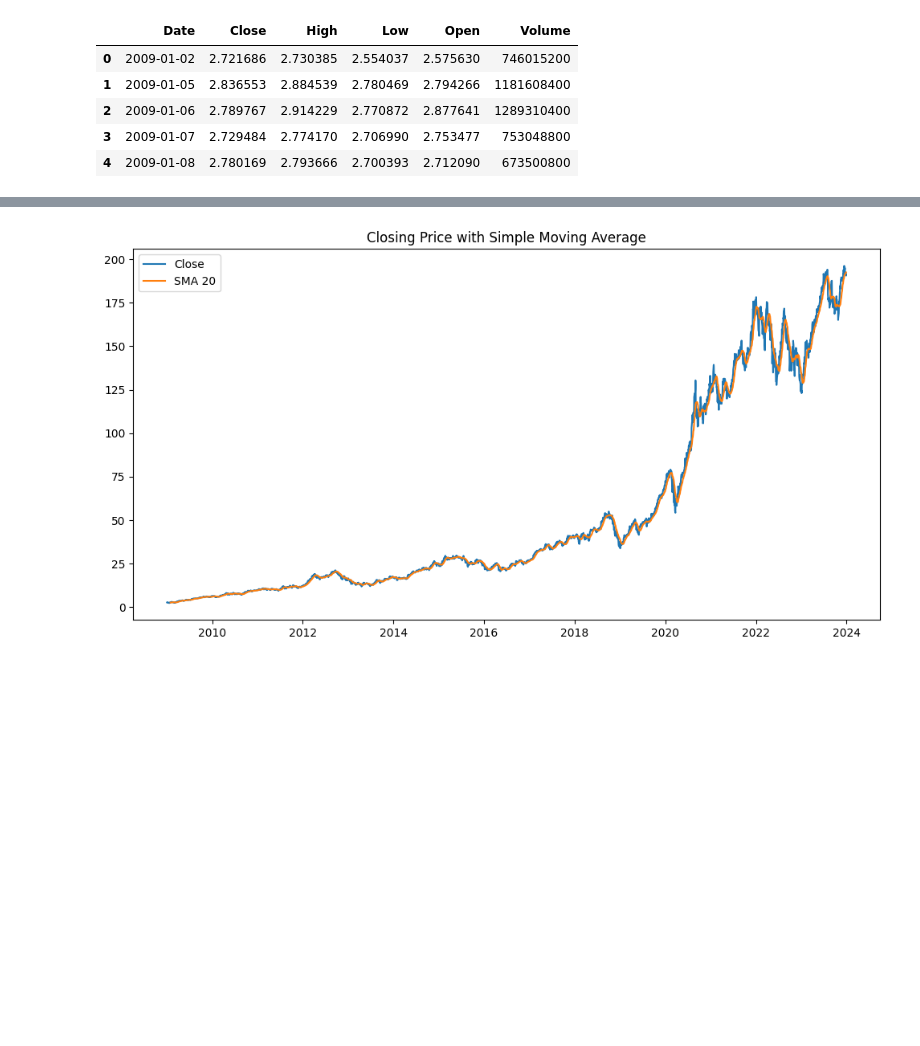
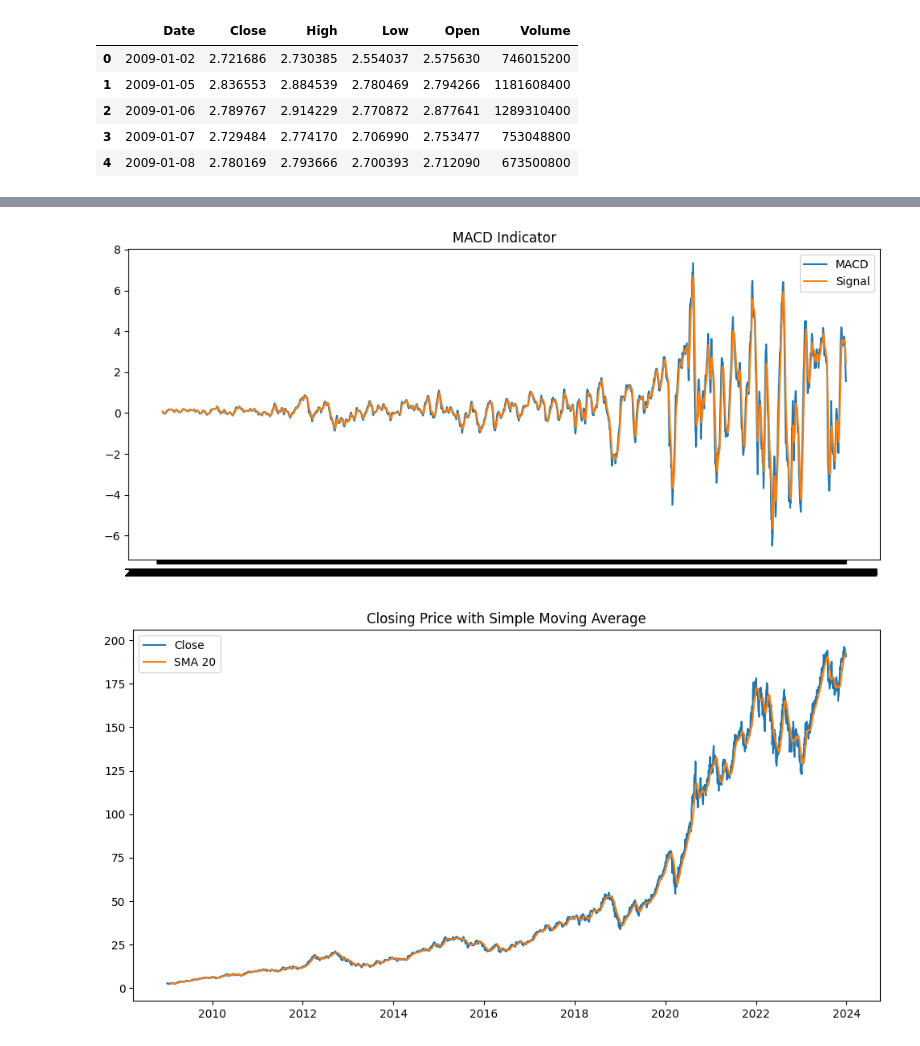
Before and after one commit to lydiab04/news-sentiment-analysis, a Jupyter notebook: notebooks/task2_stock.ipynb, the cells around one changed output, grey strips where cells are left out. Drawn from its saved outputs; the diff is of its cells as text; code cells hidden in the pictures; blank space fills up the shorter version.

```diff
--- a/notebooks/task2_stock.ipynb
+++ b/notebooks/task2_stock.ipynb
@@ -17,3 +33,12 @@ stock = stock.dropna()
+# %%
+plt.figure(figsize=(12,5))
+plt.plot(stock["Date"], stock["MACD"], label="MACD")
+plt.plot(stock["Date"], stock["MACD_SIGNAL"], label="Signal")
+plt.legend()
+plt.title("MACD Indicator")
+plt.show()
+# %% [output]
+[figure, added]
 # %%
 stock["SMA_20"] = stock["Close"].rolling(20).mean()
 # %%
```
Also changed, not shown: parts of 2 cells of this notebook, 9 other files.
